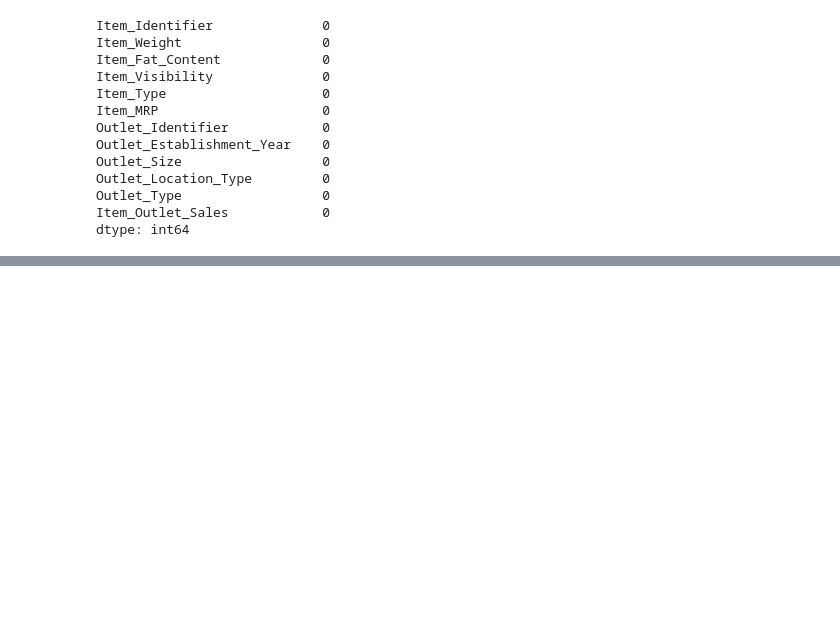
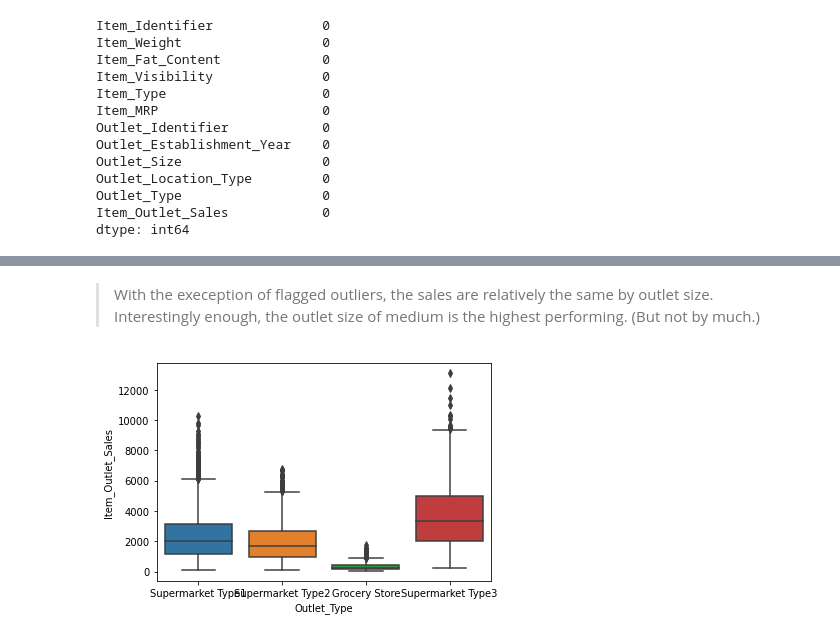
Before and after one commit to mvince33/food-sales-predictions, a Jupyter notebook: food_sales_prediction_final.ipynb, the cells around one changed output, grey strips where cells are left out. Drawn from its saved outputs; the diff is of its cells as text; code cells hidden in the pictures; blank space fills up the shorter version.

```diff
--- a/food_sales_prediction_final.ipynb
+++ b/food_sales_prediction_final.ipynb
@@ -256,0 +285,7 @@ dtype: int64
+# %% [markdown]
+> With the exeception of flagged outliers, the sales are relatively the same by outlet size. Interestingly enough, the outlet size of medium is the highest performing. (But not by much.)
+# %%
+# Make boxplots for 'Item Outlet Sales' vs. 'Outlet_Type'.
+sns.boxplot(x = 'Outlet_Type', y = 'Item_Outlet_Sales', data = df);
+# %% [output]
+[figure, added]
```
Also changed, not shown: parts of 15 cells of this notebook.
